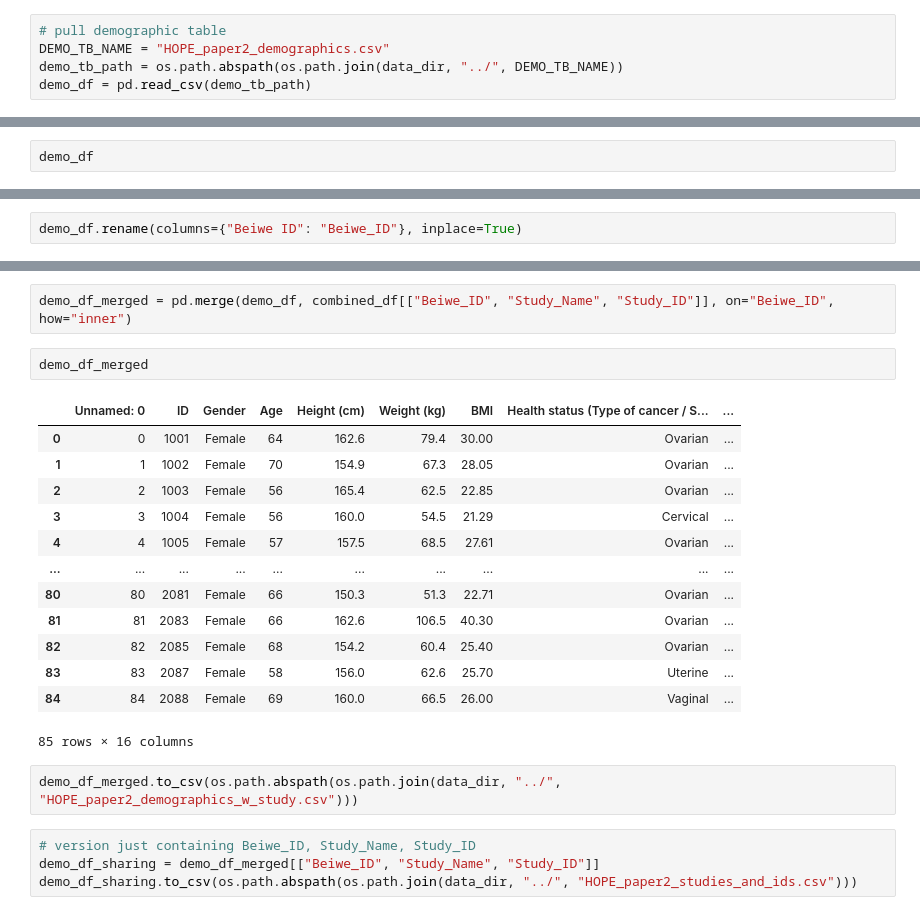
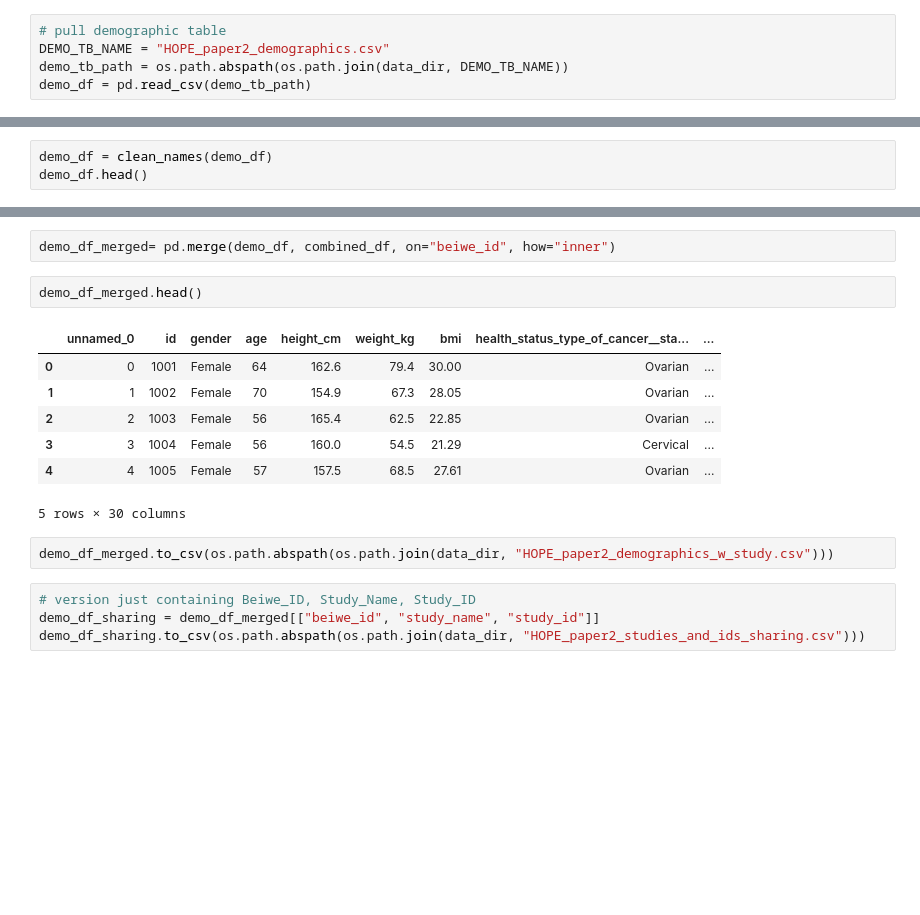
Before and after one commit to elizabethyoo/beiwe, a Jupyter notebook: code/forest_mano/0_beiwe-ids_to_studies.ipynb, the cells around one changed output, grey strips where cells are left out. Drawn from its saved outputs; the diff is of its cells as text; blank space fills up the shorter version.

```diff
--- a/code/forest_mano/0_beiwe-ids_to_studies.ipynb
+++ b/code/forest_mano/0_beiwe-ids_to_studies.ipynb
@@ -87,5 +172,5 @@ combined_df.rename(columns={"Patient ID": "Beiwe_ID"}, inplace=True)
 # %%
 # pull demographic table
 DEMO_TB_NAME = "HOPE_paper2_demographics.csv"
-demo_tb_path = os.path.abspath(os.path.join(data_dir, "../", DEMO_TB_NAME))
+demo_tb_path = os.path.abspath(os.path.join(data_dir, DEMO_TB_NAME))
 demo_df = pd.read_csv(demo_tb_path)
@@ -92,3 +186,4 @@ demo_df = pd.read_csv(demo_tb_path)
 # %%
-demo_df
+demo_df = clean_names(demo_df)
+demo_df.head()
 # %% [output]
@@ -108,2 +195,0 @@ demo_df
-# %%
-demo_df.rename(columns={"Beiwe ID": "Beiwe_ID"}, inplace=True)
@@ -119,24 +196,18 @@ Index(['Created On', 'Beiwe_ID', 'Status', 'OS Type',
 # %%
-demo_df_merged = pd.merge(demo_df, combined_df[["Beiwe_ID", "Study_Name", "Study_ID"]], on="Beiwe_ID", how="inner")
+demo_df_merged= pd.merge(demo_df, combined_df, on="beiwe_id", how="inner")
 # %%
-demo_df_merged
+demo_df_merged.head()
 # %% [output]
-|  | Unnamed: 0 | ID | Gender | Age | Height (cm) | Weight (kg) | BMI | Health status (Type of cancer / S... | ... |
+|  | unnamed_0 | id | gender | age | height_cm | weight_kg | bmi | health_status_type_of_cancer__sta... | ... |
 | 0 | 0 | 1001 | Female | 64 | 162.6 | 79.4 | 30.00 | Ovarian | ... |
 | 1 | 1 | 1002 | Female | 70 | 154.9 | 67.3 | 28.05 | Ovarian | ... |
 | 2 | 2 | 1003 | Female | 56 | 165.4 | 62.5 | 22.85 | Ovarian | ... |
 | 3 | 3 | 1004 | Female | 56 | 160.0 | 54.5 | 21.29 | Cervical | ... |
 | 4 | 4 | 1005 | Female | 57 | 157.5 | 68.5 | 27.61 | Ovarian | ... |
-| ... | ... | ... | ... | ... | ... | ... | ... | ... | ... |
-| 80 | 80 | 2081 | Female | 66 | 150.3 | 51.3 | 22.71 | Ovarian | ... |
-| 81 | 81 | 2083 | Female | 66 | 162.6 | 106.5 | 40.30 | Ovarian | ... |
-| 82 | 82 | 2085 | Female | 68 | 154.2 | 60.4 | 25.40 | Ovarian | ... |
-| 83 | 83 | 2087 | Female | 58 | 156.0 | 62.6 | 25.70 | Uterine | ... |
-| 84 | 84 | 2088 | Female | 69 | 160.0 | 66.5 | 26.00 | Vaginal | ... |
-85 rows × 16 columns
+5 rows × 30 columns
 # %%
-demo_df_merged.to_csv(os.path.abspath(os.path.join(data_dir, "../", "HOPE_paper2_demographics_w_study.csv")))
+demo_df_merged.to_csv(os.path.abspath(os.path.join(data_dir, "HOPE_paper2_demographics_w_study.csv")))
 # %%
 # version just containing Beiwe_ID, Study_Name, Study_ID
-demo_df_sharing = demo_df_merged[["Beiwe_ID", "Study_Name", "Study_ID"]]
-demo_df_sharing.to_csv(os.path.abspath(os.path.join(data_dir, "../", "HOPE_paper2_studies_and_ids.csv")))
+demo_df_sharing = demo_df_merged[["beiwe_id", "study_name", "study_id"]]
+demo_df_sharing.to_csv(os.path.abspath(os.path.join(data_dir, "HOPE_paper2_studies_and_ids_sharing.csv")))
```
Also changed, not shown: parts of 12 cells of this notebook, 32 other files.
